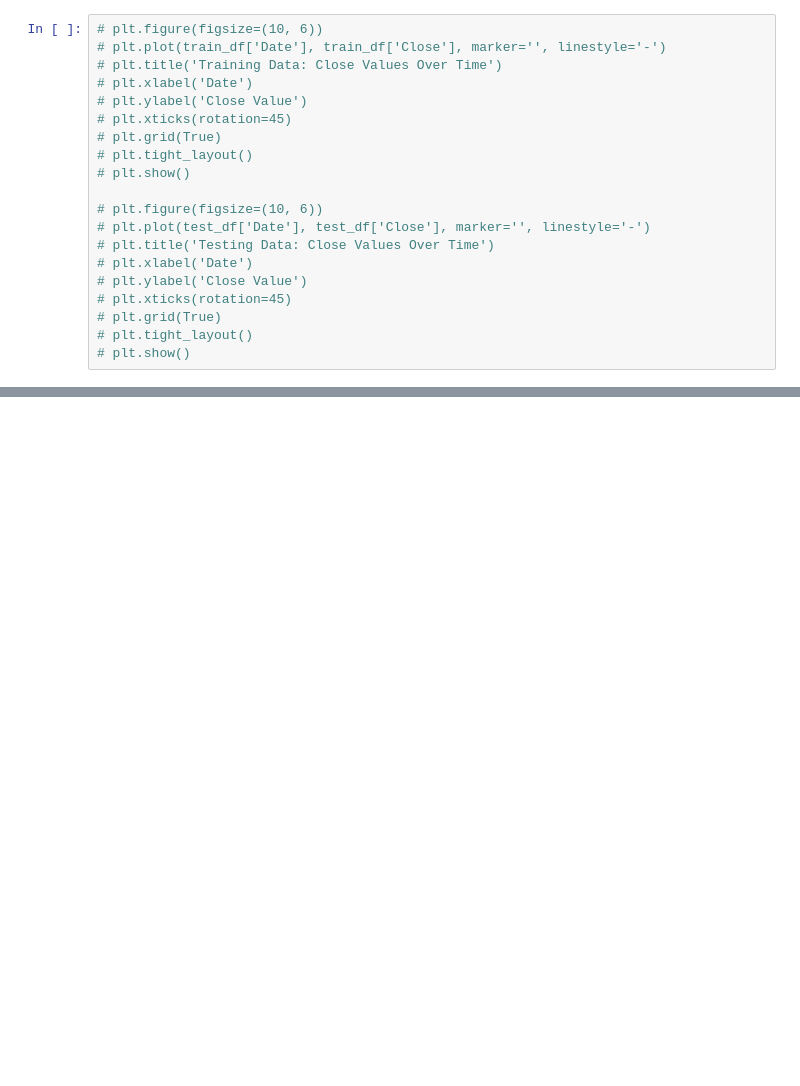
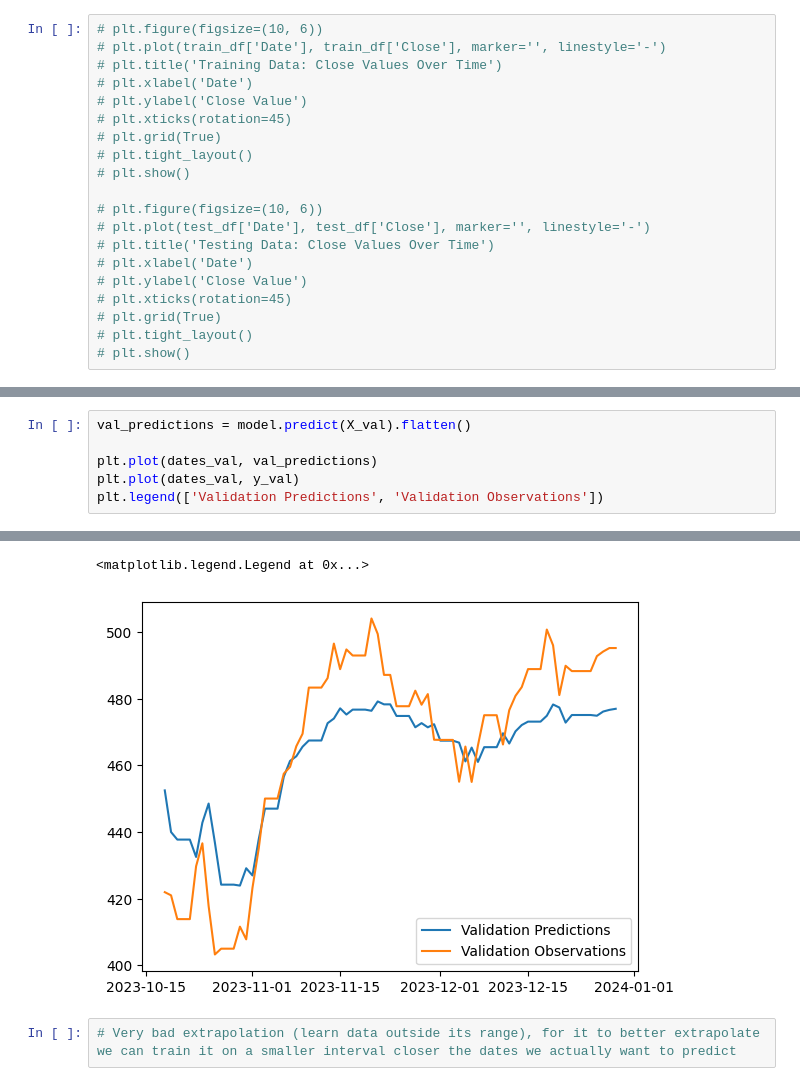
Before and after one commit to GustavLundberg1/LSTM-Neural-Network-for-Stock-Market-prediciton, a Jupyter notebook: main.ipynb, the cells around one changed output, grey strips where cells are left out. Drawn from its saved outputs; the diff is of its cells as text; blank space fills up the shorter version.

```diff
--- a/main.ipynb
+++ b/main.ipynb
@@ -127,0 +173,7 @@ windowed_df
+# %%
+val_predictions = model.predict(X_val).flatten()
+
+plt.plot(dates_val, val_predictions)
+plt.plot(dates_val, y_val)
+plt.legend(['Validation Predictions', 'Validation Observations'])
+# %% [output]
@@ -127,0 +181,4 @@ windowed_df
+<matplotlib.legend.Legend at 0x...>
+[figure, added]
+# %%
+# Very bad extrapolation (learn data outside its range), for it to better extrapolate we can train it on a smaller interval closer the dates we actually want to predict
```
Also changed, not shown: parts of 15 cells of this notebook, 1 other file.
